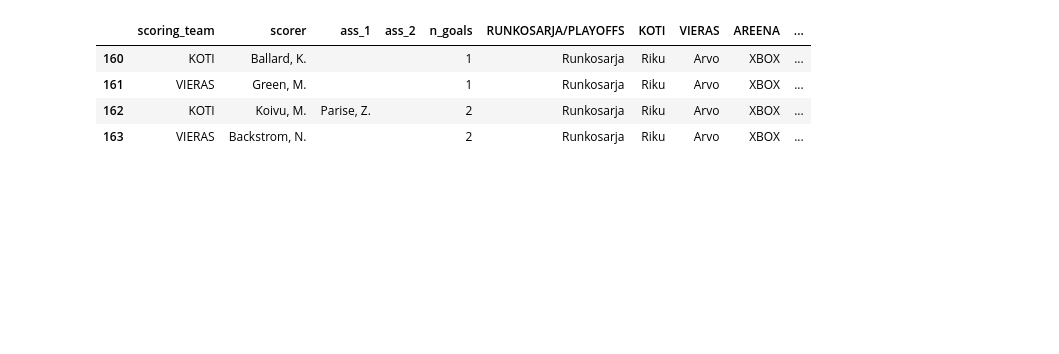
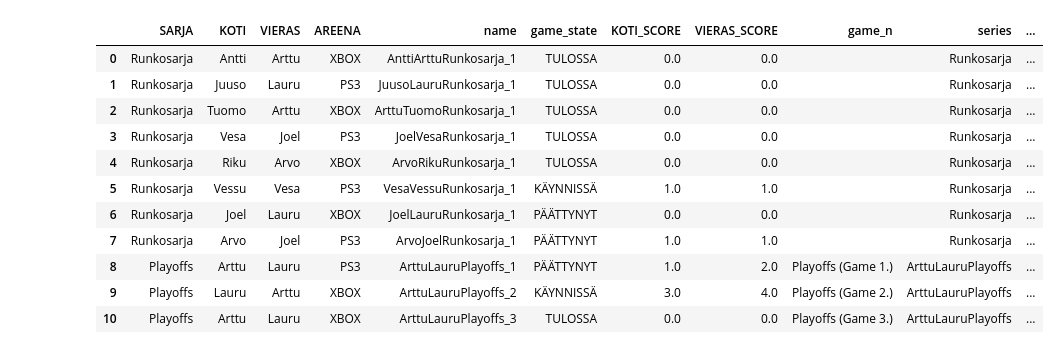
Before and after one commit to loerssoni/gambina-cup, a Jupyter notebook: notebooks/testing.ipynb, the cells around one changed output. Drawn from its saved outputs; the diff is of its cells as text; code cells hidden in the pictures; blank space fills up the shorter version.

```diff
--- a/notebooks/testing.ipynb
+++ b/notebooks/testing.ipynb
@@ -2,6 +2,9 @@
 key_path = '../secrets/sheet-reader-key.json'
 spreadsheet_id = '1VwC-GYUuEjsZr1DqGgeo8Wkv6_Ly6NZjAV07Zeik4ko'
 # %%
+key_path = '../secrets/sheet-reader-key.json'
+spreadsheet_id = '1VwC-GYUuEjsZr1DqGgeo8Wkv6_Ly6NZjAV07Zeik4ko'
+
 
 import os
 
@@ -163,7 +168,8 @@ def read_game_data():
     metadata_rows = []
     ranges = []
     for row in schedule.to_dict(orient='records'):
-        game_id = f"{row['KOTI']}{row['VIERAS']}{row['RUNKOSARJA/PLAYOFFS']}"
+        teams = sorted([row['KOTI'], row['VIERAS']])
+        game_id = f"{teams[0]}{teams[1]}{row['SARJA']}"
         n_games[game_id] = n_games.get(game_id, 0) + 1
 
         name = f'{game_id}_{n_games[game_id]}'
@@ -217,9 +223,61 @@ schedule_sheets_update('delete')
 # %%
-games, goals = read_game_data()
-goals
+
+def get_scoreboard(games, goals):
+    scores = goals.groupby(['scoring_team', 'SARJA', 'KOTI', 'VIERAS', 'name'], as_index=False)['n_goals'].max()
+    scores = scores.pivot(columns='scoring_team', index='name', values='n_goals')
+
+    if len(goals) > 0:
+        scoreboard = games.join(scores, on=['name'], rsuffix='_SCORE')
+    else:
+        scoreboard = games
+        scoreboard['KOTI_SCORE'] = 0
+        scoreboard['VIERAS_SCORE'] = 0
+
+    scoreboard[['KOTI_SCORE', 'VIERAS_SCORE']] = scoreboard[['KOTI_SCORE', 'VIERAS_SCORE']].fillna(0)
+    scoreboard['game_n'] = ''
+    scoreboard.loc[scoreboard['SARJA'] == 'Playoffs', 'game_n'] = 'Playoffs (Game ' + scoreboard['name'].str.split('_').str[1] + '.)'
+    scoreboard['series'] = scoreboard['name'].str[:-2]
+    scoreboard.loc[scoreboard.series.str.endswith('Runkosarja'), 'series'] = 'Runkosarja'
+    scoreboard['winner'] = scoreboard.apply(
+        lambda row: row['KOTI'] if row['KOTI_SCORE'] > row['VIERAS_SCORE'] else
+                    (row['VIERAS'] if row['VIERAS_SCORE'] > row['KOTI_SCORE'] else 'TIE'),
+        axis=1
+    )
+    return scoreboard
+
+def get_standings(scoreboard):    # Transform to long-form and count victories as before
+    long_df = pd.melt(
+        scoreboard.loc[scoreboard.game_state == 'PÄÄTTYNYT'],
+        id_vars=["series", "winner", "KOTI_SCORE", "VIERAS_SCORE"],
+        value_vars=["KOTI", "VIERAS"],
+        value_name="team"
+    )
+
+    long_df['win'] = long_df['team'] == long_df['winner']
+    long_df['tie'] = long_df['winner'] == 'TIE'
+    long_df['loss'] = (~long_df['win'])&(~long_df['tie'])
+    long_df['goalsfor'] = 0
+    long_df.loc[long_df.variable == 'KOTI', 'goalsfor'] += long_df.loc[long_df.variable == 'KOTI', 'KOTI_SCORE']
+    long_df.loc[long_df.variable == 'VIERAS', 'goalsfor'] += long_df.loc[long_df.variable == 'VIERAS', 'VIERAS_SCORE']
+    long_df['goalsaga'] = 0
+    long_df.loc[long_df.variable == 'KOTI', 'goalsaga'] += long_df.loc[long_df.variable == 'KOTI', 'VIERAS_SCORE']
+    long_df.loc[long_df.variable == 'VIERAS', 'goalsaga'] += long_df.loc[long_df.variable == 'VIERAS', 'KOTI_SCORE']
+    standings = long_df.groupby(['series','team'], as_index=False)[['win','tie','loss']].sum()
+    standings['points'] = standings['win'] * 2 + standings['tie']
+    return standings
-# %% [output]
-|  | scoring_team | scorer | ass_1 | ass_2 | n_goals | RUNKOSARJA/PLAYOFFS | KOTI | VIERAS | AREENA | ... |
-| 160 | KOTI | Ballard, K. |  |  | 1 | Runkosarja | Riku | Arvo | XBOX | ... |
-| 161 | VIERAS | Green, M. |  |  | 1 | Runkosarja | Riku | Arvo | XBOX | ... |
-| 162 | KOTI | Koivu, M. | Parise, Z. |  | 2 | Runkosarja | Riku | Arvo | XBOX | ... |
-| 163 | VIERAS | Backstrom, N. |  |  | 2 | Runkosarja | Riku | Arvo | XBOX | ... |
+# %%
+games, goals = read_game_data()
+get_scoreboard(games, goals)
+# %% [output]
+|  | SARJA | KOTI | VIERAS | AREENA | name | game_state | KOTI_SCORE | VIERAS_SCORE | game_n | series | ... |
+| 0 | Runkosarja | Antti | Arttu | XBOX | AnttiArttuRunkosarja_1 | TULOSSA | 0.0 | 0.0 |  | Runkosarja | ... |
+| 1 | Runkosarja | Juuso | Lauru | PS3 | JuusoLauruRunkosarja_1 | TULOSSA | 0.0 | 0.0 |  | Runkosarja | ... |
+| 2 | Runkosarja | Tuomo | Arttu | XBOX | ArttuTuomoRunkosarja_1 | TULOSSA | 0.0 | 0.0 |  | Runkosarja | ... |
+| 3 | Runkosarja | Vesa | Joel | PS3 | JoelVesaRunkosarja_1 | TULOSSA | 0.0 | 0.0 |  | Runkosarja | ... |
+| 4 | Runkosarja | Riku | Arvo | XBOX | ArvoRikuRunkosarja_1 | TULOSSA | 0.0 | 0.0 |  | Runkosarja | ... |
+| 5 | Runkosarja | Vessu | Vesa | PS3 | VesaVessuRunkosarja_1 | KÄYNNISSÄ | 1.0 | 1.0 |  | Runkosarja | ... |
+| 6 | Runkosarja | Joel | Lauru | XBOX | JoelLauruRunkosarja_1 | PÄÄTTYNYT | 0.0 | 0.0 |  | Runkosarja | ... |
+| 7 | Runkosarja | Arvo | Joel | PS3 | ArvoJoelRunkosarja_1 | PÄÄTTYNYT | 1.0 | 1.0 |  | Runkosarja | ... |
+| 8 | Playoffs | Arttu | Lauru | PS3 | ArttuLauruPlayoffs_1 | PÄÄTTYNYT | 1.0 | 2.0 | Playoffs (Game 1.) | ArttuLauruPlayoffs | ... |
+| 9 | Playoffs | Lauru | Arttu | XBOX | ArttuLauruPlayoffs_2 | KÄYNNISSÄ | 3.0 | 4.0 | Playoffs (Game 2.) | ArttuLauruPlayoffs | ... |
+| 10 | Playoffs | Arttu | Lauru | XBOX | ArttuLauruPlayoffs_3 | TULOSSA | 0.0 | 0.0 | Playoffs (Game 3.) | ArttuLauruPlayoffs | ... |
```
Also changed, not shown: parts of 10 cells of this notebook.
